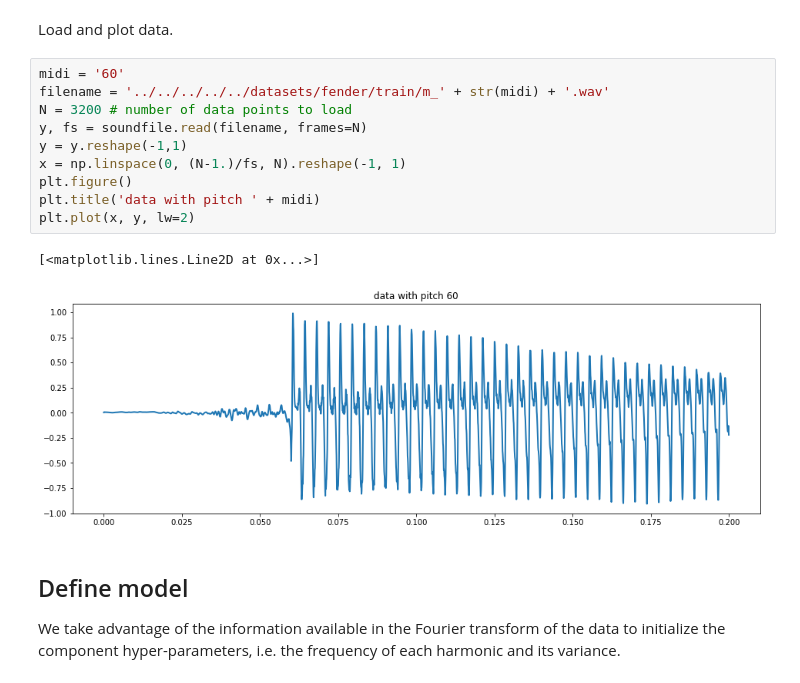
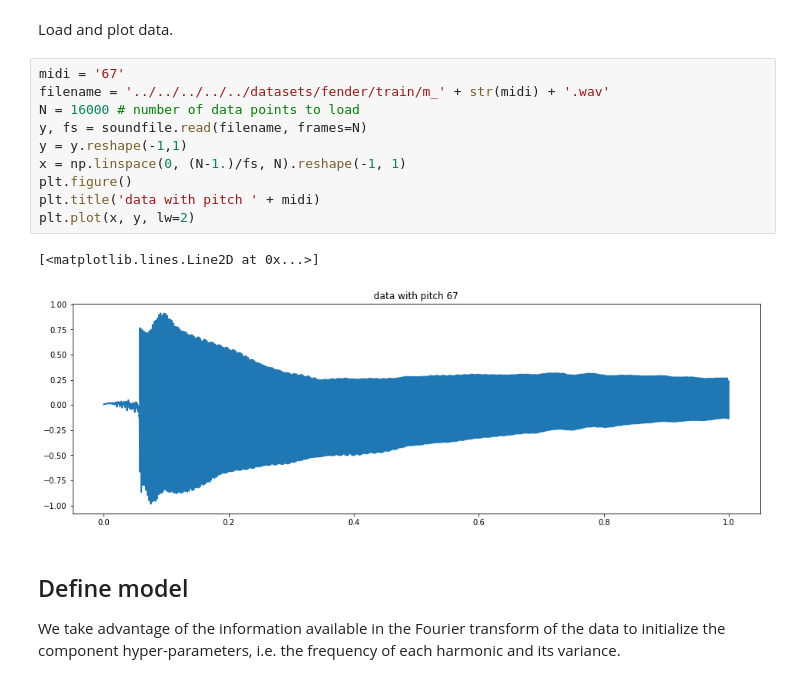
Before and after one commit to PabloAlvarado/gpitch, a Jupyter notebook: scripts/demos/notebooks/svi/demo_3_params_unfixed_fender.ipynb, the cells around one changed output. Drawn from its saved outputs; the diff is of its cells as text.

```diff
--- a/scripts/demos/notebooks/svi/demo_3_params_unfixed_fender.ipynb
+++ b/scripts/demos/notebooks/svi/demo_3_params_unfixed_fender.ipynb
@@ -24,18 +24,18 @@ plt.rcParams['figure.figsize'] = (16, 5)  # set plot size
 # %% [markdown]
 Load and plot data.
 # %%
-midi = '60'
+midi = '67'
 filename = '../../../../../datasets/fender/train/m_' + str(midi) + '.wav'
-N = 3200 # number of data points to load
+N = 16000 # number of data points to load
 y, fs = soundfile.read(filename, frames=N)
 y = y.reshape(-1,1)
 x = np.linspace(0, (N-1.)/fs, N).reshape(-1, 1)
 plt.figure()
 plt.title('data with pitch ' + midi)
 plt.plot(x, y, lw=2)
 # %% [output]
 [<matplotlib.lines.Line2D at 0x...>]
-[figure, old version]
+[figure, new version]
 # %% [markdown]
 ## Define model
 We take advantage of the information available in the Fourier transform of the data to initialize the component hyper-parameters, i.e. the frequency of each harmonic and its variance.
```
Also changed, not shown: parts of 14 cells of this notebook, 15 other files.
